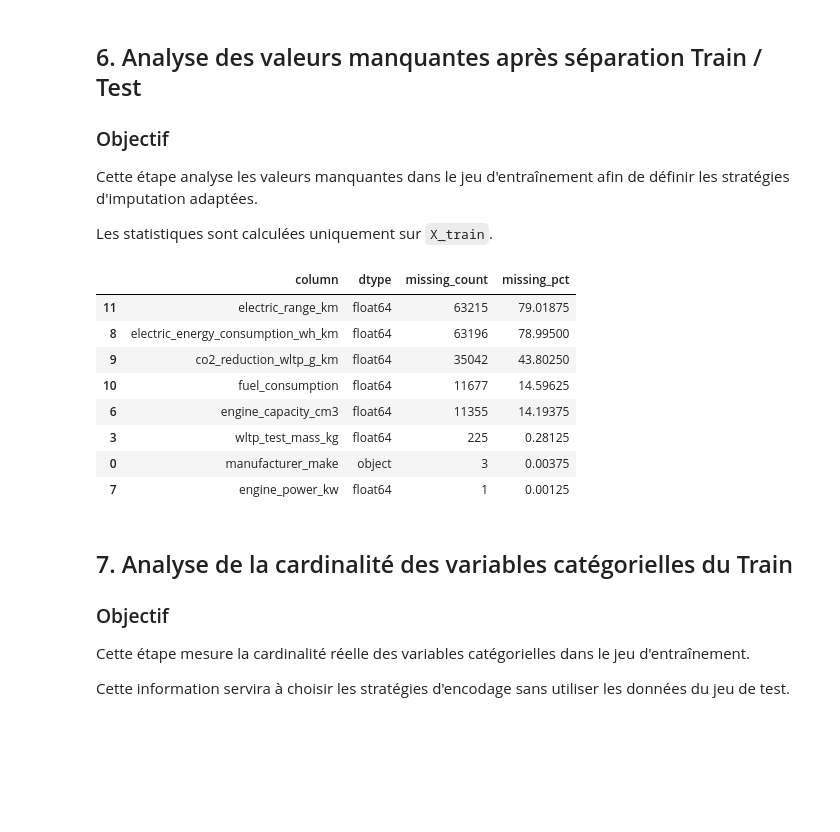
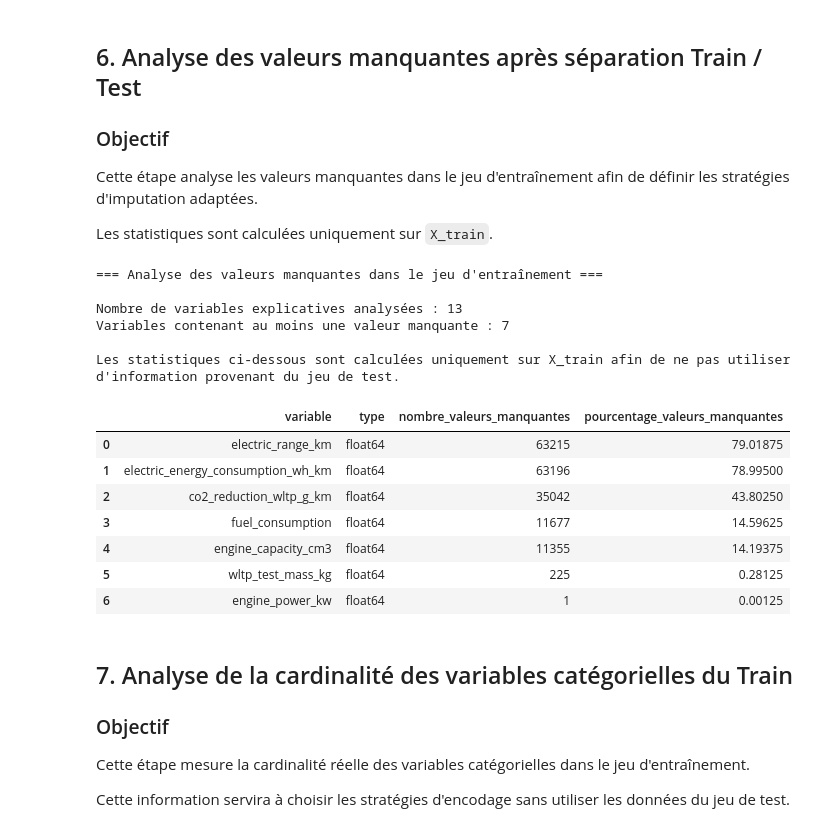
Before and after one commit to julienmbandong/vehicle-emissions-prediction-mlops, a Jupyter notebook: notebooks/03_ml_preprocessing/03_train_test_preprocessing.ipynb, the cells around one changed output. Drawn from its saved outputs; the diff is of its cells as text; code cells hidden in the pictures; blank space fills up the shorter version.

Commit message:
refactor: align train test preprocessing with validated notebook

```diff
--- a/notebooks/03_ml_preprocessing/03_train_test_preprocessing.ipynb
+++ b/notebooks/03_ml_preprocessing/03_train_test_preprocessing.ipynb
@@ -244,36 +438,82 @@ définir les stratégies d'imputation adaptées.
 
 Les statistiques sont calculées uniquement sur `X_train`.
 # %%
+# ---------------------------------------------------------------------
+# Analyse des valeurs manquantes dans X_train
+# ---------------------------------------------------------------------
+
 missing_summary = pd.DataFrame({
-    "column": X_train.columns,
-    "dtype": X_train.dtypes.astype(str).values,
-    "missing_count": X_train.isna().sum().values,
-    "missing_pct": (
+    "variable": X_train.columns,
+    "type": X_train.dtypes.astype(str).values,
+    "nombre_valeurs_manquantes": X_train.isna().sum().values,
+    "pourcentage_valeurs_manquantes": (
         X_train.isna().mean().values * 100
     ),
 })
 
+
+# ---------------------------------------------------------------------
+# Conservation uniquement des variables contenant des NaN
+# ---------------------------------------------------------------------
+
 missing_summary = (
     missing_summary[
-        missing_summary["missing_count"] > 0
+        missing_summary["nombre_valeurs_manquantes"] > 0
     ]
     .sort_values(
-        "missing_pct",
+        "pourcentage_valeurs_manquantes",
         ascending=False,
     )
+    .reset_index(drop=True)
 )
 
+
+# ---------------------------------------------------------------------
+# Résumé contextualisé
+# ---------------------------------------------------------------------
+
+print(
+    "=== Analyse des valeurs manquantes "
+    "dans le jeu d'entraînement ==="
+)
+
+print(
+    f"\nNombre de variables explicatives analysées : "
+    f"{X_train.shape[1]}"
+)
+
+print(
+    f"Variables contenant au moins une valeur manquante : "
+    f"{len(missing_summary)}"
+)
+
+print(
+    "\nLes statistiques ci-dessous sont calculées "
+    "uniquement sur X_train afin de ne pas utiliser "
+    "d'information provenant du jeu de test."
+)
+
+
+# ---------------------------------------------------------------------
+# Affichage du diagnostic
+# ---------------------------------------------------------------------
+
 display(missing_summary)
 # %% [output]
+=== Analyse des valeurs manquantes dans le jeu d'entraînement ===
+
+Nombre de variables explicatives analysées : 13
+Variables contenant au moins une valeur manquante : 7
+
+Les statistiques ci-dessous sont calculées uniquement sur X_train afin de ne pas utiliser d'information provenant du jeu de test.
-|  | column | dtype | missing_count | missing_pct |
-| 11 | electric_range_km | float64 | 63215 | 79.01875 |
-| 8 | electric_energy_consumption_wh_km | float64 | 63196 | 78.99500 |
-| 9 | co2_reduction_wltp_g_km | float64 | 35042 | 43.80250 |
-| 10 | fuel_consumption | float64 | 11677 | 14.59625 |
-| 6 | engine_capacity_cm3 | float64 | 11355 | 14.19375 |
-| 3 | wltp_test_mass_kg | float64 | 225 | 0.28125 |
-| 0 | manufacturer_make | object | 3 | 0.00375 |
-| 7 | engine_power_kw | float64 | 1 | 0.00125 |
+|  | variable | type | nombre_valeurs_manquantes | pourcentage_valeurs_manquantes |
+| 0 | electric_range_km | float64 | 63215 | 79.01875 |
+| 1 | electric_energy_consumption_wh_km | float64 | 63196 | 78.99500 |
+| 2 | co2_reduction_wltp_g_km | float64 | 35042 | 43.80250 |
+| 3 | fuel_consumption | float64 | 11677 | 14.59625 |
+| 4 | engine_capacity_cm3 | float64 | 11355 | 14.19375 |
+| 5 | wltp_test_mass_kg | float64 | 225 | 0.28125 |
+| 6 | engine_power_kw | float64 | 1 | 0.00125 |
 # %% [markdown]
 ## 7. Analyse de la cardinalité des variables catégorielles du Train
 
```
Also changed, not shown: parts of 51 cells of this notebook, 1 other file.
